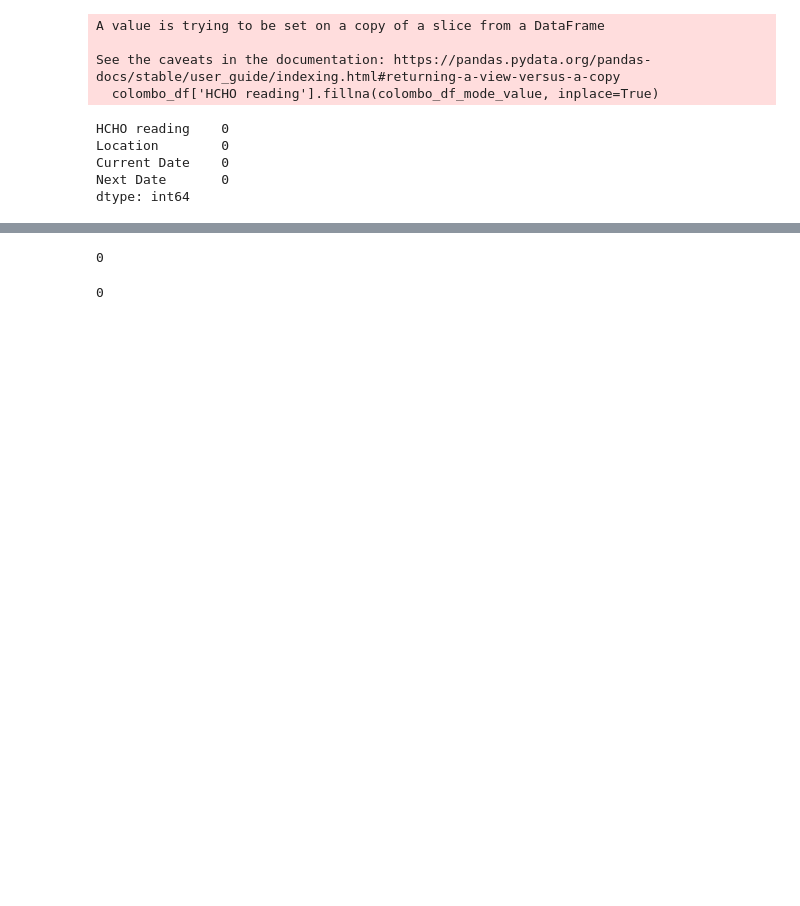
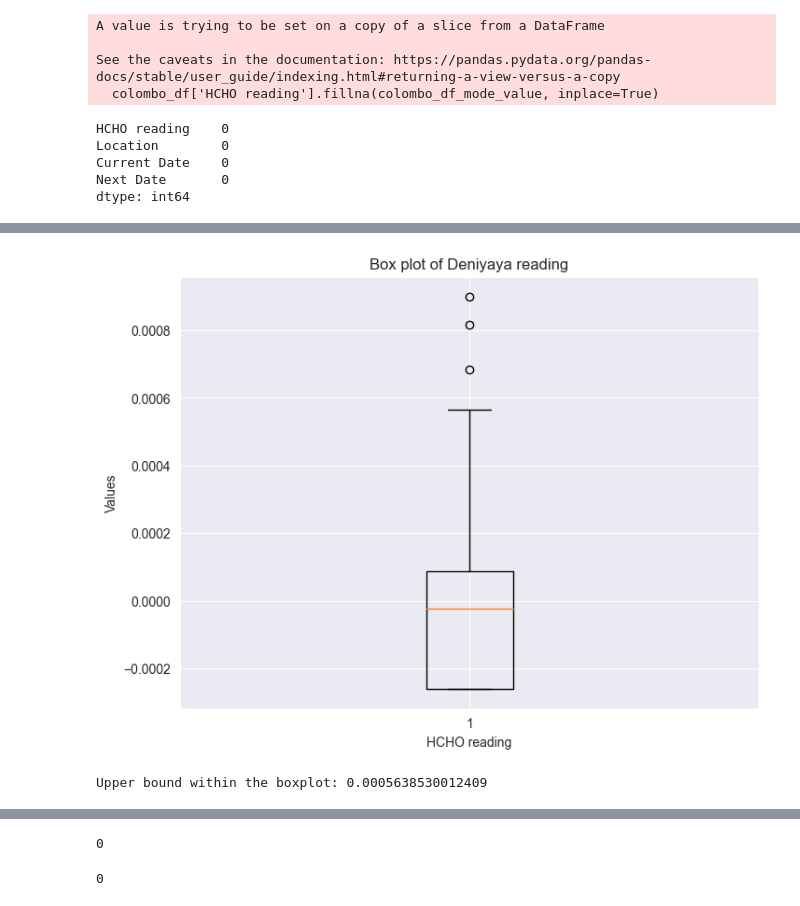
Before and after one commit to VanujaDesilva/Analyzing-HCHO-Gas-Levels-in-Sri-Lanka, a Jupyter notebook: DataPreProcessing.ipynb, the cells around one changed output, grey strips where cells are left out. Drawn from its saved outputs; the diff is of its cells as text; code cells hidden in the pictures; blank space fills up the shorter version.

```diff
--- a/DataPreProcessing.ipynb
+++ b/DataPreProcessing.ipynb
@@ -84,0 +363,25 @@ plt.show()
+# %%
+plt.figure(figsize=(8, 6))
+plt.boxplot(deniyaya_df['HCHO reading'])
+plt.title('Box plot of Deniyaya reading')
+plt.xlabel('HCHO reading')
+plt.ylabel('Values')
+plt.show()
+# %% [output]
+[figure, added]
+# %%
+# Upper Bound and lower bound of the Dataset
+# Calculate Q1, Q3, and IQR
+Q1 = deniyaya_df['HCHO reading'].quantile(0.25)
+Q3 = deniyaya_df['HCHO reading'].quantile(0.75)
+IQR = Q3 - Q1
+
+# Compute upper whisker and lower whisker value
+upper_whisker = Q3 + 1.5 * IQR
+lower_whisker = Q1 - 1.5 * IQR
+# Find the highest data point within the upper whisker range
+upper_bound_data = deniyaya_df['HCHO reading'][deniyaya_df['HCHO reading'] <= upper_whisker].max()
+
+print("Upper bound within the boxplot:", upper_bound_data)
+# %% [output]
+Upper bound within the boxplot: 0.0005638530012409
```
Also changed, not shown: parts of 42 cells of this notebook.
